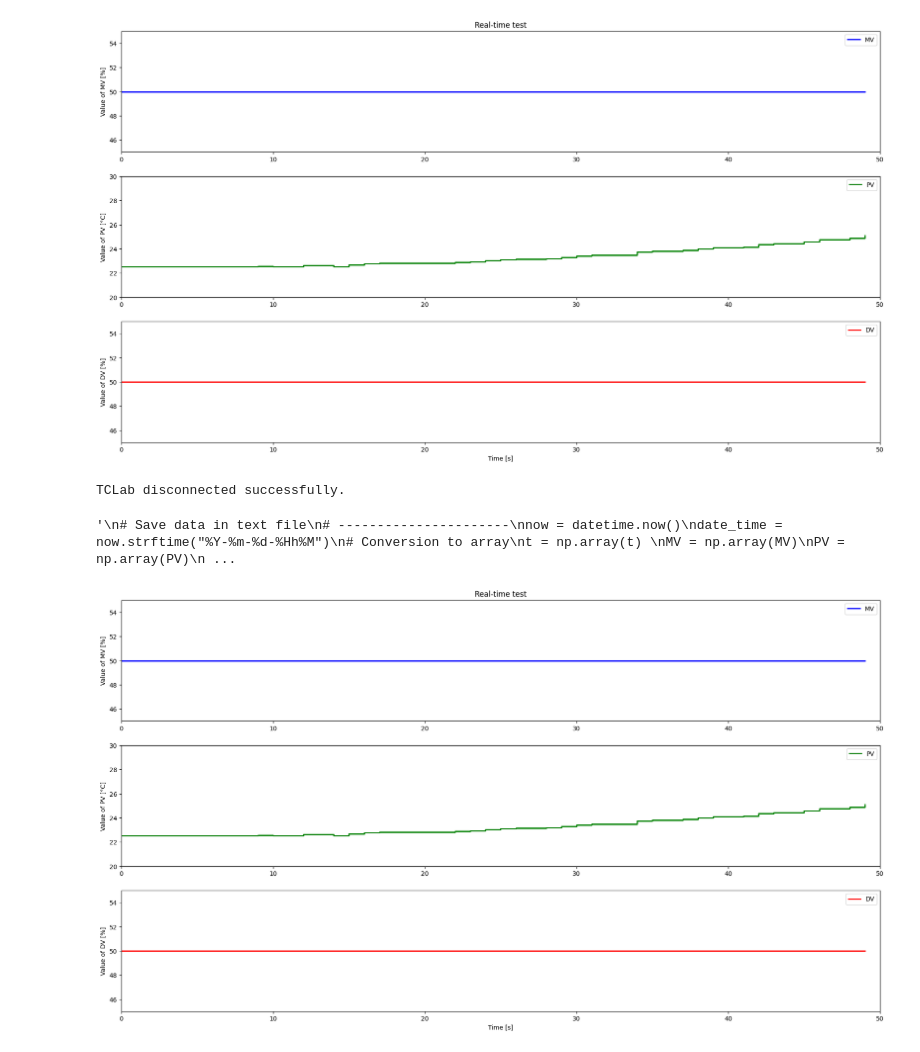
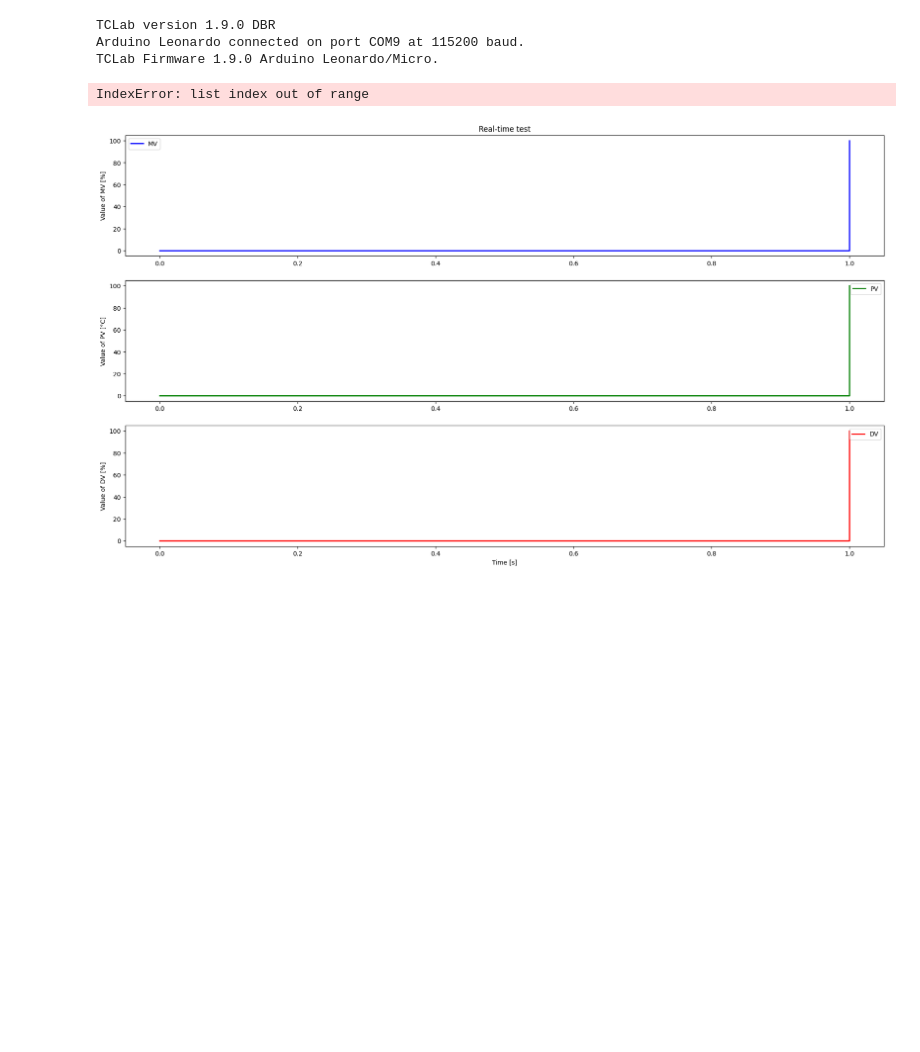
Before and after one commit to hctel/TCLab_software_V4, a Jupyter notebook: TCLab_CLP_PID_FF.ipynb, the cells around one changed output. Saved outputs shown, nothing was run; the diff lists cells and outputs as text; code cells hidden in the pictures; blank space fills up the shorter version.

```diff
--- a/TCLab_CLP_PID_FF.ipynb
+++ b/TCLab_CLP_PID_FF.ipynb
@@ -17,6 +17,18 @@ Ts = 1
 MV0 = 50
 DV0 = 50
 
+Kc = 13.85877273407483
+Ti = 165.4306802594249
+Td = 0.5276238204977329
+alpha = 5
+
+Kp =
+Tlead =
+Tlag =
+
+MVMin = 0
+MVMax = 100
+
 NumRTsteps = 50
 # %%
 fig, (ax1, ax2, ax3) = plt.subplots(3,1)
@@ -44,43 +56,39 @@ Exp = True
 t = []
 SP = []
 MV = []
+MVP = []
+MVI = []
+MVD = []
 PV = []
 DV = []
+MVFF = []
+E = []
 Man = []
 MVMan = []
 i = 0
 
-TExp = 3000
+# Path for variables
+MVManPath = {0:50, NumRTsteps:50}
+SPPath = {0: 50, 5: 60, NumRTsteps : 60}
 
-# Path for variables
-MVManPath = {0:50, TExp:50}
-SPPath = {0: 50, 5: 60, TExp : 60}
-PVPath = {0:50, 5:50, TExp:50}
-
-ManPath = {0: False, 600: True, 700:False, TExp : False}
+ManPath = {0: False, 600: True, 700:False, NumRTsteps : False}
 
 # Experiment is started
 while Exp:
     t.append(i*Ts)
 
     SelectPath_RT(SPPath,t,SP)
-    SelectPath_RT(PVPath,t,PV)
     SelectPath_RT(ManPath,t,Man)
     SelectPath_RT(MVManPath,t,MVMan)
 
-    PID_RT(SP, PV, Man, MVMan, MVFF, Kc, Ti, Td, alpha, Ts, MVMin, MVMax, MV, MVP, MVI, MVD, E)
+    LL_RT(MV, Kp, Tlead, Tlag, Ts, PV)
 
-    MVValue = MV0
-    DVValue = DV0
-
-    lab.Q1(MVValue)
-    lab.Q2(DVValue)
+    lab.Q1(MV[-1])
+    lab.Q2(DV[-1])
 
     if t[-1] == 0:
         last_time = time.time()
 
-    MV.append(MVValue)
-    DV.append(DVValue)
     PV.append(lab.T1)
 
     # Wait for sampling period Ts
@@ -89,6 +97,8 @@ while Exp:
 
     time.sleep(np.max([0, Ts - delta]))
     last_time = time.time()
+
+    PID_RT(SP, PV, Man, MVMan, MVFF, Kc, Ti, Td, alpha, Ts, MVMin, MVMax, MV, MVP, MVI, MVD, E)
 
     l1.set_data(t,MV)
     l2.set_data(t,PV)
@@ -115,34 +125,35 @@ while Exp:
         lab.close()
 
 '''
 # Save data in text file
 # ----------------------
 now = datetime.now()
 date_time = now.strftime("%Y-%m-%d-%Hh%M")
 # Conversion to array
 t = np.array(t)
 MV = np.array(MV)
 PV = np.array(PV)
 DV = np.array(DV)
 my_data = np.vstack((t.T,MV.T,PV.T,DV.T))
 my_data = my_data.T
 nameFile = 'Data/RT_test_on_' + date_time + '.txt'
 if not os.path.exists('Data'):
     os.makedirs('Data')
 np.savetxt(nameFile,my_data,delimiter=',',header='t,MV,PV,DV',comments='')
 
 
 # Save Plot
 # ---------
 if not os.path.exists('Plots'):
     os.makedirs('Plots')
 
 titleName = 'RT_test_on_' + date_time
 plt.savefig('Plots\\' + titleName + '.png',transparent=True)
 plt.savefig('Plots\\' + titleName + '.pdf',transparent=True)
 '''
 # %% [output]
-[figure, old version]
-TCLab disconnected successfully.
+TCLab version 1.9.0 DBR
+Arduino Leonardo connected on port COM9 at 115200 baud.
+TCLab Firmware 1.9.0 Arduino Leonardo/Micro.
-'\n# Save data in text file\n# ----------------------\nnow = datetime.now()\ndate_time = now.strftime("%Y-%m-%d-%Hh%M")\n# Conversion to array\nt = np.array(t) \nMV = np.array(MV)\nPV = np.array(PV)\n ...
+IndexError: list index out of range
-[figure, removed]
+[figure, new version]
```
